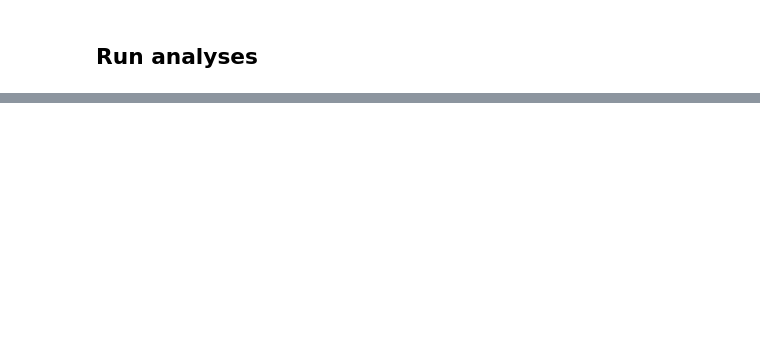
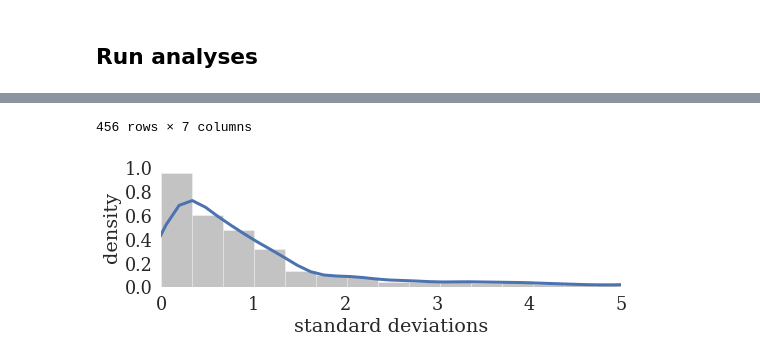
Before and after one commit to micahjsmith/ml-bazaar-analysis, a Jupyter notebook: notebooks/Analysis.ipynb, the cells around one changed output, grey strips where cells are left out. Saved outputs shown, nothing was run; the diff lists cells and outputs as text; code cells hidden in the pictures; blank space fills up the shorter version.

```diff
--- a/notebooks/Analysis.ipynb
+++ b/notebooks/Analysis.ipynb
@@ -37,0 +47,3 @@ make_figure_7()
+# %%
+make_figure_5()
+# %% [output]
@@ -38,2 +68,4 @@ make_figure_7()
+456 rows × 7 columns
+[figure, added]
 # %%
 compute_total_pipelines()
```
Also changed, not shown: parts of 25 cells of this notebook, 1 other file.
